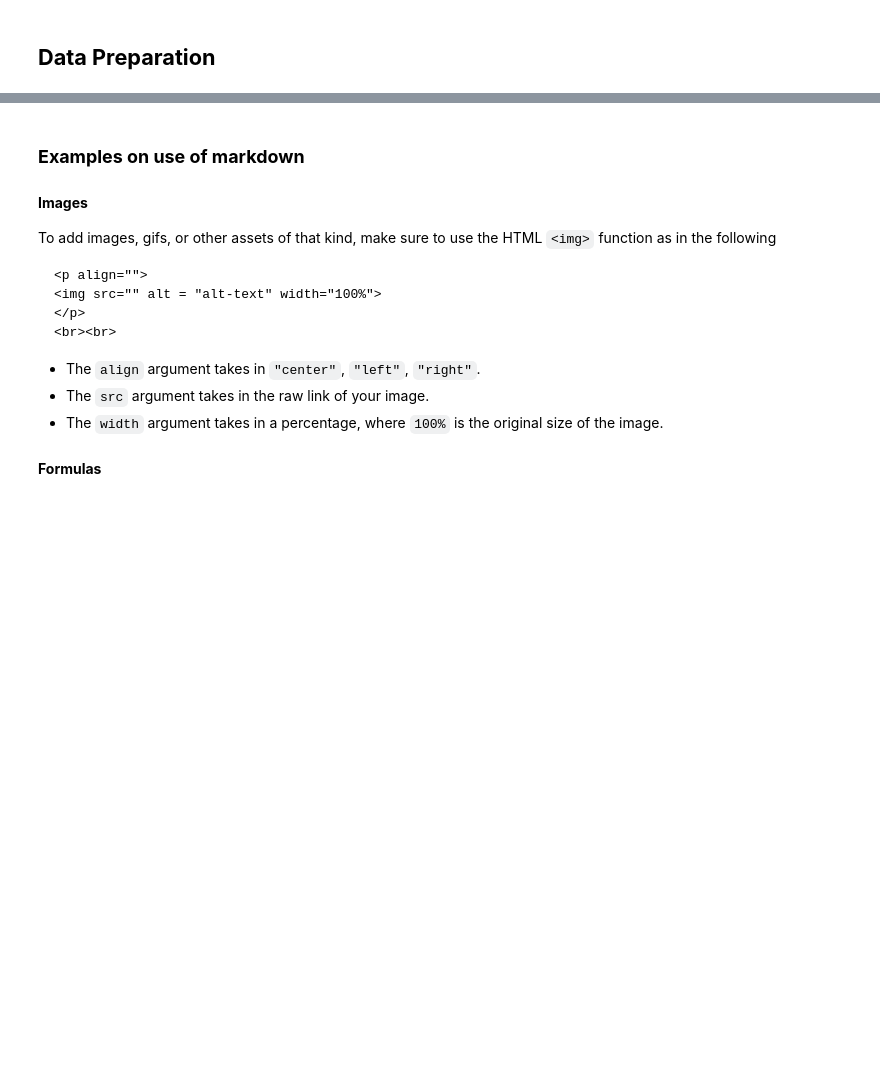
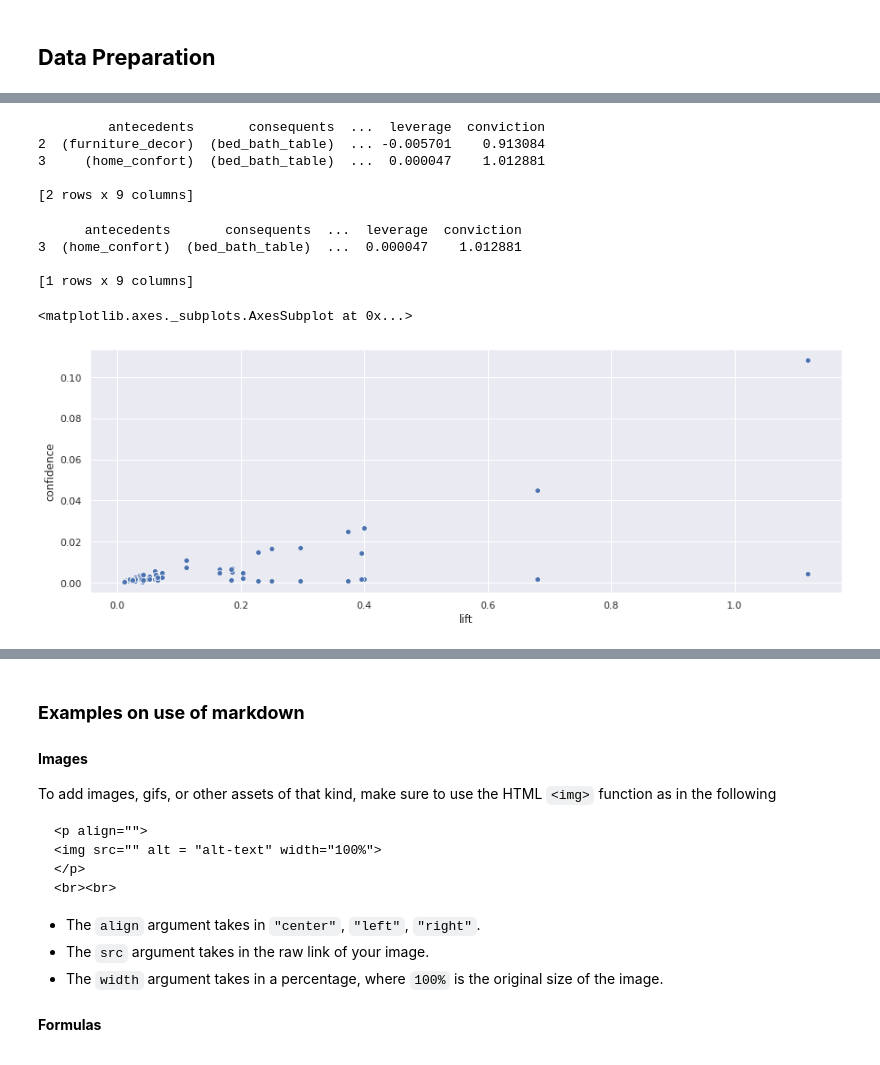
Before and after one commit to datacamp/Market-Basket-Analysis-in-python-live-training, a Jupyter notebook: notebooks/market_basket_analysis_in_python_solution.ipynb, the cells around one changed output, grey strips where cells are left out. Saved outputs shown, nothing was run; the diff lists cells and outputs as text; code cells hidden in the pictures; blank space fills up the shorter version.

```diff
--- a/notebooks/market_basket_analysis_in_python_solution.ipynb
+++ b/notebooks/market_basket_analysis_in_python_solution.ipynb
@@ -58,0 +252,14 @@ airbnb.head()
+# %%
+from mlxtend.preprocessing import TransactionEncoder
+
+# Instantiate an encoder.
+encoder = TransactionEncoder()
+
+# Fit encoder to list of lists.
+encoder.fit(transactions)
+
+# Transform lists into one-hot encoded array.
+onehot = encoder.transform(transactions)
+
+# Convert array to pandas DataFrame.
+onehot = pd.DataFrame(onehot, columns = encoder.columns_)
@@ -58,0 +303,12 @@ airbnb.head()
+# %%
+# Add computers + computer_accessories to DataFrame.
+onehot['sports_leisure_health_beauty'] = np.logical_and(onehot['sports_leisure'], onehot['health_beauty'])
+
+# Print support values.
+print(onehot.mean(axis = 1))
+# %%
+# Add computers + computer_accessories to DataFrame.
+onehot['books'] = onehot['books_imported'] + onehot['books_general_interest'] + onehot['books_technical']
+
+# Print support values.
+print(onehot[['books','books_imported','books_general_interest','books_technical']].mean(axis=0))
@@ -58,0 +405,3 @@ airbnb.head()
+# %%
+# Apply apriori algorithm to data with a two-item limit on the itemset size.
+frequent_itemsets = apriori(onehot, min_support = 0.00005, max_len = 2, use_colnames = True)
@@ -58,0 +447,33 @@ airbnb.head()
+# %%
+# Select rules with a consequent support above 0.07.
+rules = rules[rules['consequent support'] > 0.07]
+
+# Print rules.
+print(rules)
+# %% [output]
+         antecedents       consequents  ...  leverage  conviction
+2  (furniture_decor)  (bed_bath_table)  ... -0.005701    0.913084
+3     (home_confort)  (bed_bath_table)  ...  0.000047    1.012881
+
+[2 rows x 9 columns]
+# %%
+# Select rules with leverage higher than 0.0.
+rules = rules[rules['leverage'] > 0.0]
+
+# Print rules.
+print(rules)
+# %% [output]
+      antecedents       consequents  ...  leverage  conviction
+3  (home_confort)  (bed_bath_table)  ...  0.000047    1.012881
+
+[1 rows x 9 columns]
+# %%
+# Recover association rules using support and a minimum threshold.
+rules = association_rules(frequent_itemsets, metric = 'support', min_threshold = 0.00001)
+
+# Plot support against confidence.
+plt.figure(figsize=(15,5))
+sns.scatterplot(x="lift", y="confidence", data=rules)
+# %% [output]
+<matplotlib.axes._subplots.AxesSubplot at 0x...>
+[figure, added]
```
Also changed, not shown: parts of 34 cells of this notebook.
